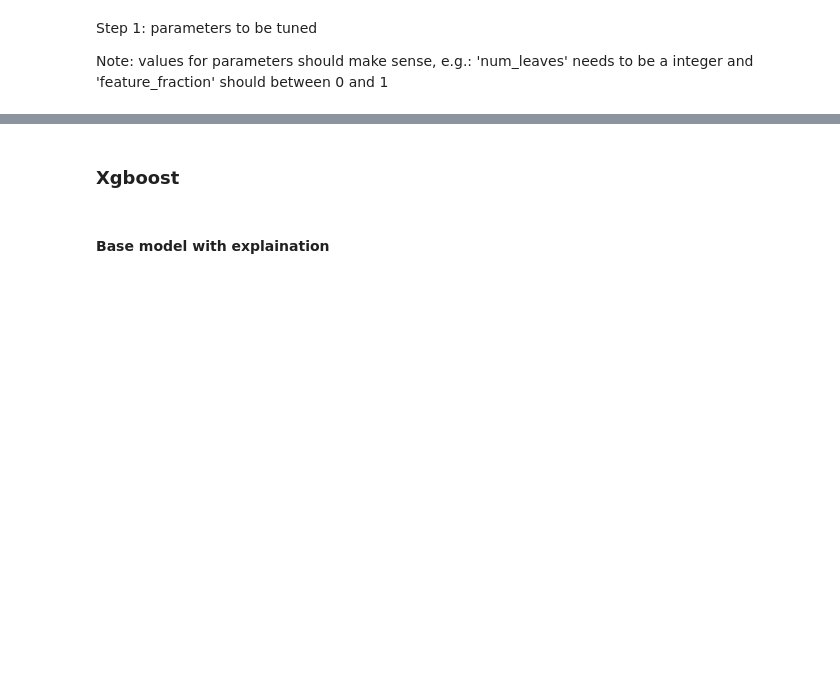
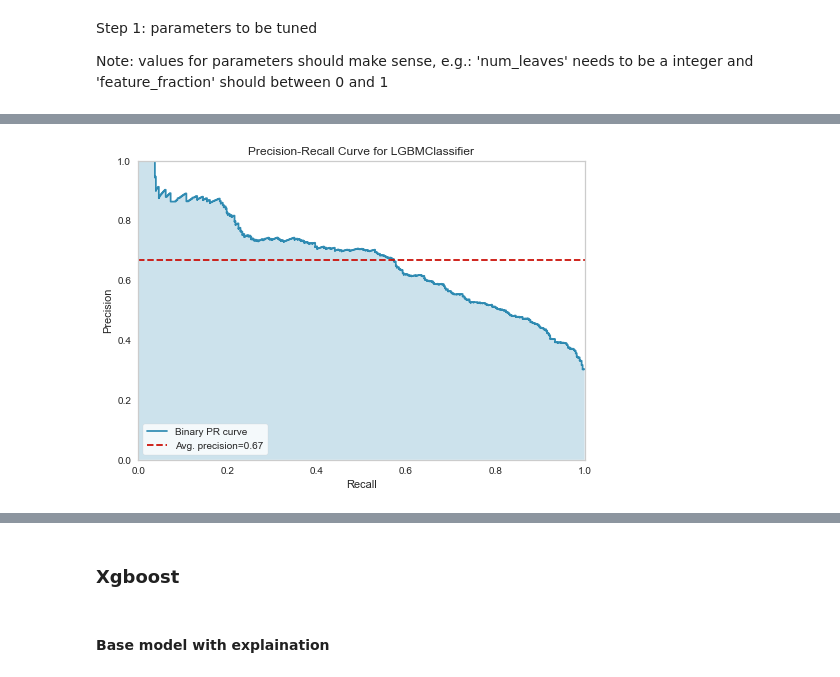
Before and after one commit to duybluemind1988/project_py, a Jupyter notebook: Churn/Churn_final.ipynb, the cells around one changed output, grey strips where cells are left out. Saved outputs shown, nothing was run; the diff lists cells and outputs as text; code cells hidden in the pictures; blank space fills up the shorter version.

```diff
--- a/Churn/Churn_final.ipynb
+++ b/Churn/Churn_final.ipynb
@@ -518,0 +918,4 @@ scoring = 'roc_auc' # balanced_accuracy,f1_macro,neg_log_loss, roc_auc,neg_root_
+# %%
+plot_model(tuned_lightgbm, plot = 'pr')
+# %% [output]
+[figure, added]
```
Also changed, not shown: parts of 48 cells of this notebook, 5 other files.
